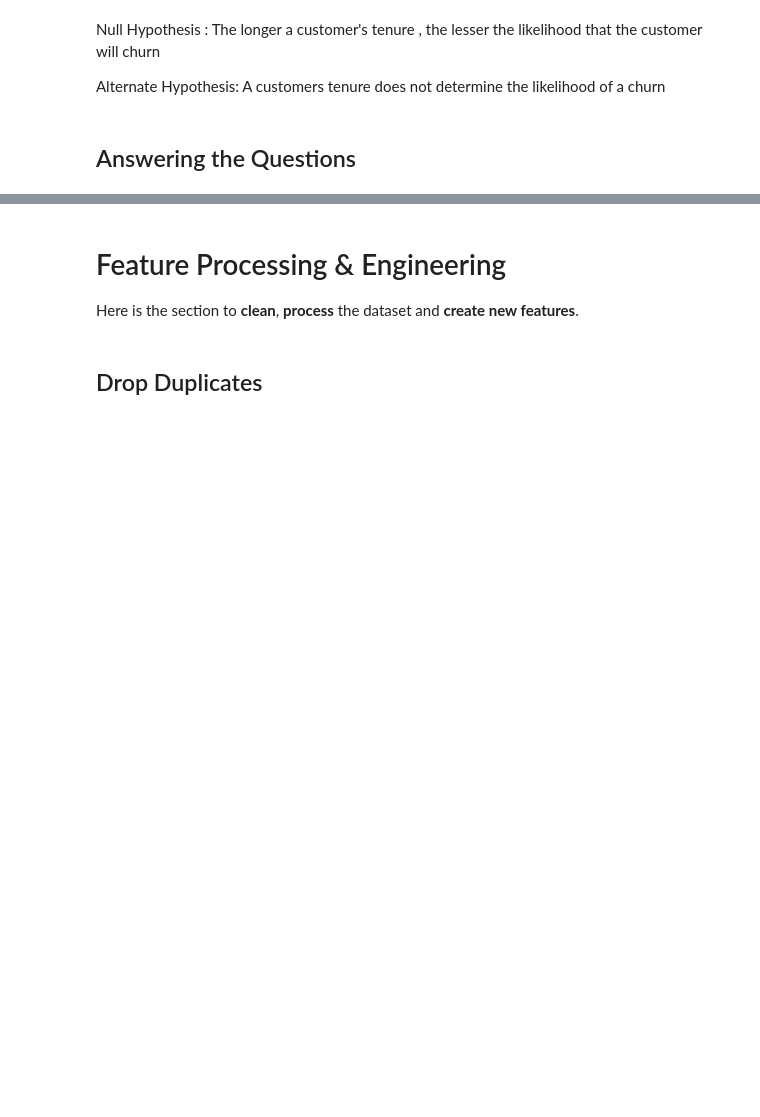
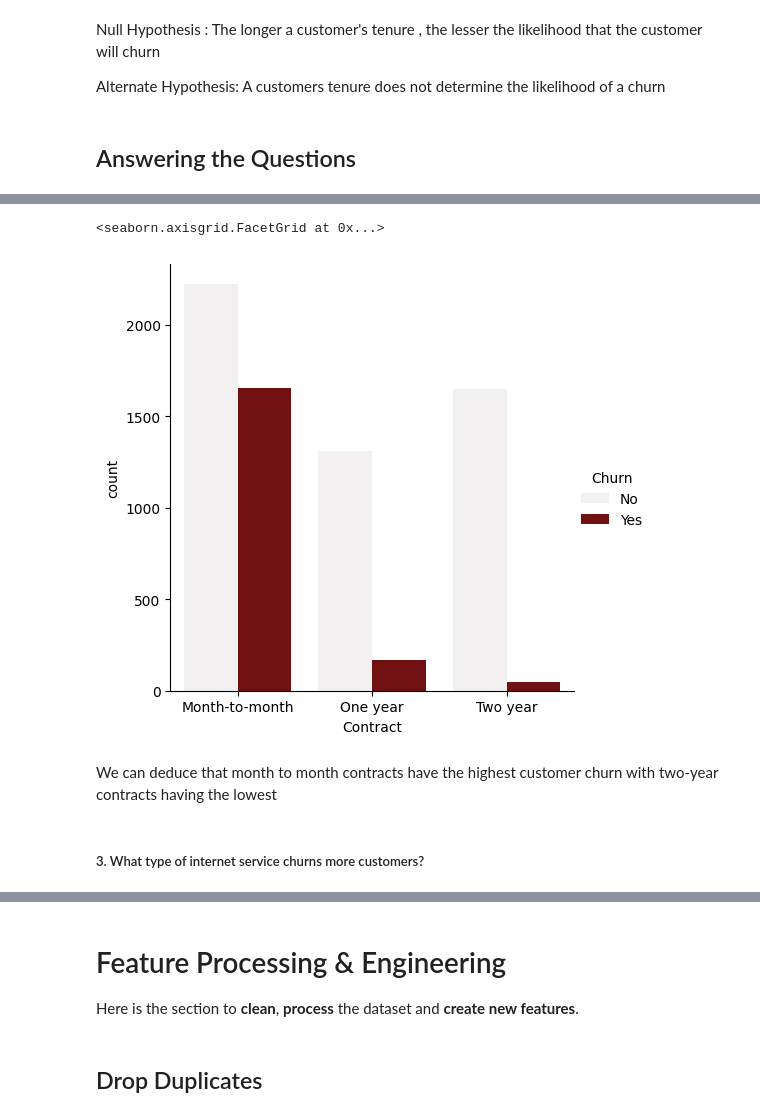
Before and after one commit to Gilbert-B/Predicting-Customer-Churn, a Jupyter notebook: Data/Predicting_Customer_Churn.ipynb, the cells around one changed output, grey strips where cells are left out. Drawn from its saved outputs; the diff is of its cells as text; code cells hidden in the pictures; blank space fills up the shorter version.

```diff
--- a/Data/Predicting_Customer_Churn.ipynb
+++ b/Data/Predicting_Customer_Churn.ipynb
@@ -161,0 +192,3 @@ Alternate Hypothesis: A customers tenure does not determine the likelihood of a
+# %%
+Contractdf = data[['Contract','Churn']].copy()
+Contractdf
@@ -161,0 +218,9 @@ Alternate Hypothesis: A customers tenure does not determine the likelihood of a
+# %%
+sn.catplot(x="Contract", hue ="Churn",kind="count", color= "maroon", data=Contractdf)
+# %% [output]
+<seaborn.axisgrid.FacetGrid at 0x...>
+[figure, added]
+# %% [markdown]
+We can deduce that month to month contracts have the highest customer churn with two-year contracts having the lowest
+# %% [markdown]
+##### 3. What type of internet service churns more customers?
```
Also changed, not shown: parts of 22 cells of this notebook.
